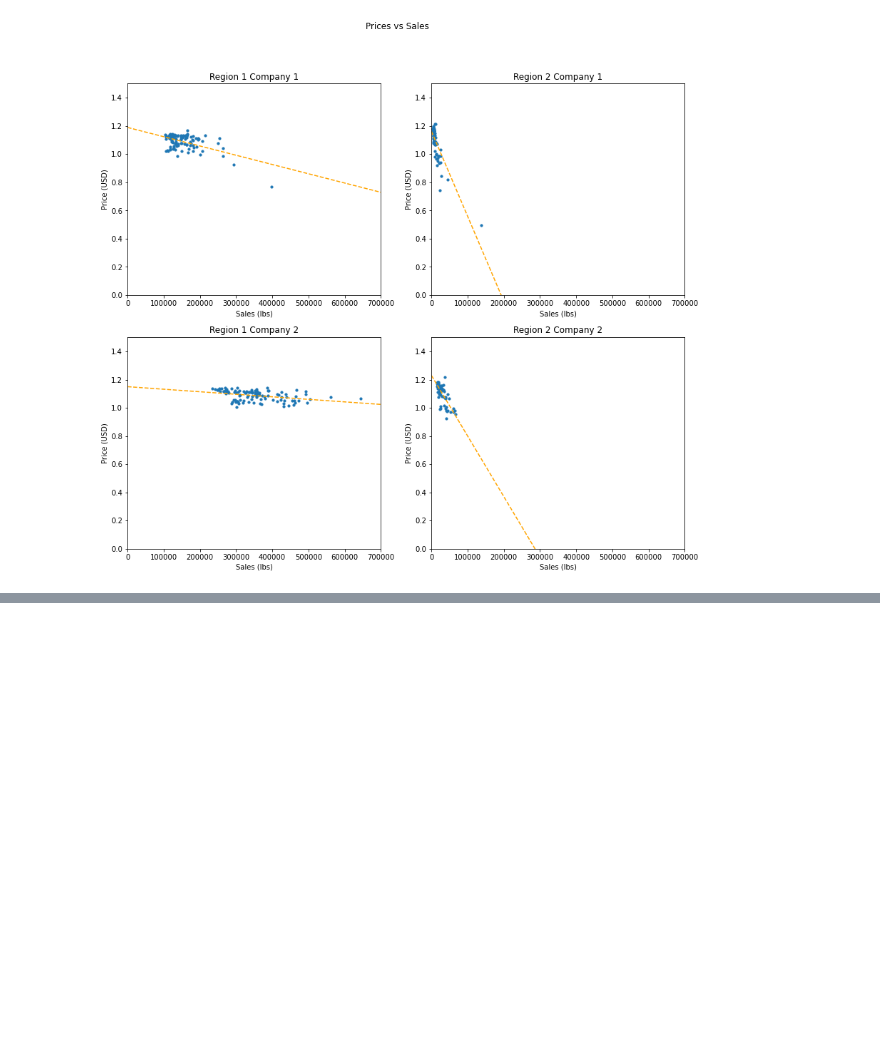
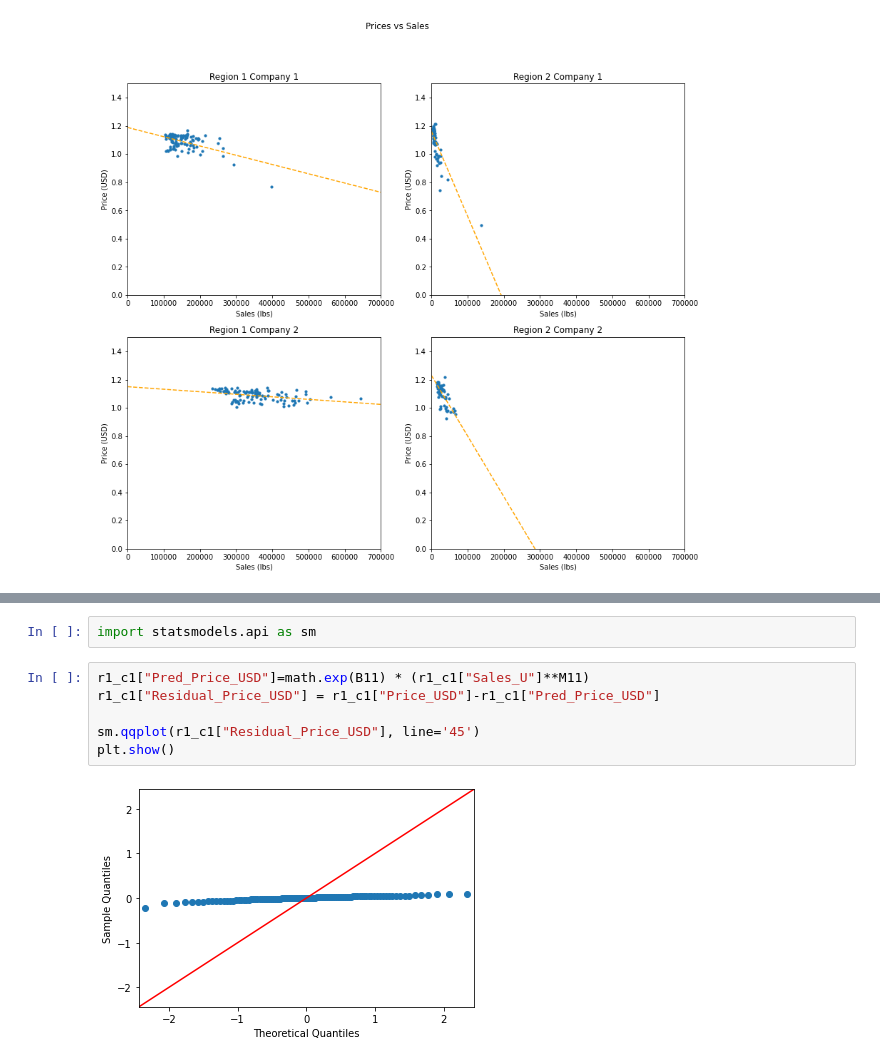
Before and after one commit to hinojosaad/Damavis-Challenge, a Jupyter notebook: Damavis Data Science Challenge Ex 2.ipynb, the cells around one changed output, grey strips where cells are left out. Cells and saved outputs as stored; diff of their text form; blank space fills up the shorter version.

```diff
--- a/Damavis Data Science Challenge Ex 2.ipynb
+++ b/Damavis Data Science Challenge Ex 2.ipynb
@@ -364,0 +391,10 @@ Name: Residual_Price_USD, Length: 88, dtype: float64
+# %%
+import statsmodels.api as sm
+# %%
+r1_c1["Pred_Price_USD"]=math.exp(B11) * (r1_c1["Sales_U"]**M11)
+r1_c1["Residual_Price_USD"] = r1_c1["Price_USD"]-r1_c1["Pred_Price_USD"]
+
+sm.qqplot(r1_c1["Residual_Price_USD"], line='45')
+plt.show()
+# %% [output]
+[figure, added]
```
Also changed, not shown: parts of 36 cells of this notebook.
